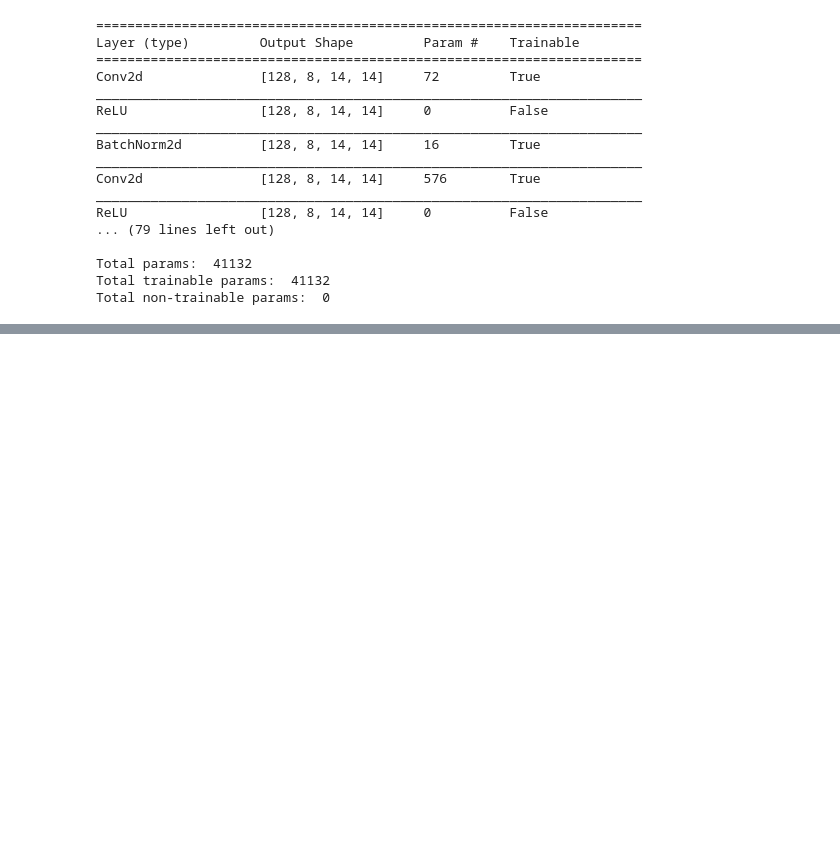
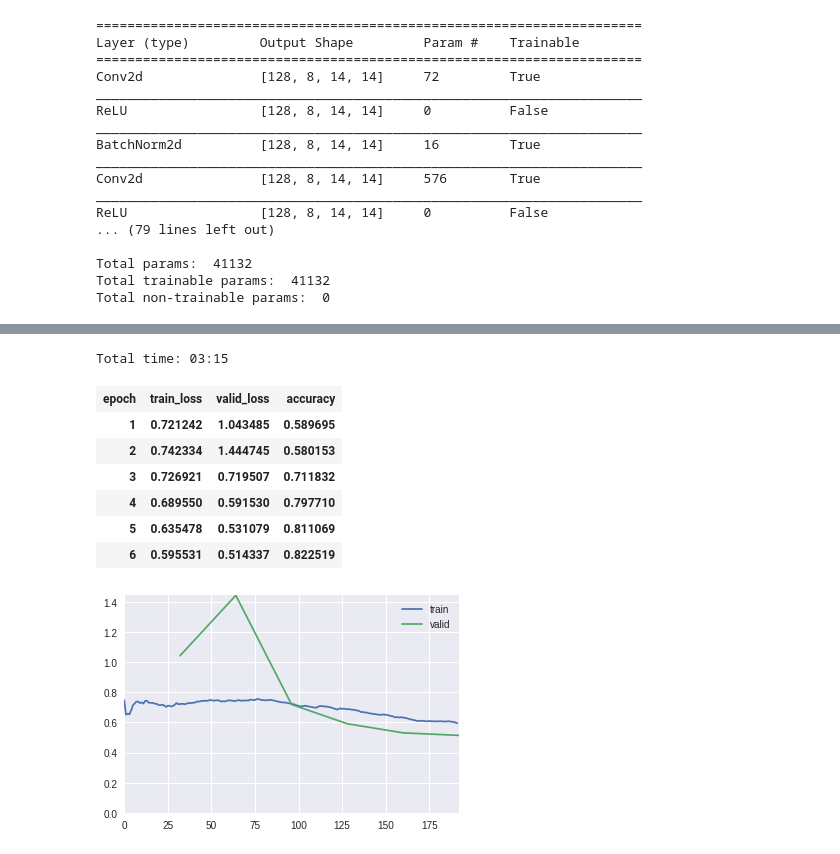
Before and after one commit to tcapelle/python_ines, a Jupyter notebook: Deep_Learning_in_GPU.ipynb, the cells around one changed output, grey strips where cells are left out. Saved outputs shown, nothing was run; the diff lists cells and outputs as text; code cells hidden in the pictures; blank space fills up the shorter version.

```diff
--- a/Deep_Learning_in_GPU.ipynb
+++ b/Deep_Learning_in_GPU.ipynb
@@ -400,0 +568,12 @@ Total non-trainable params:  0
+# %%
+learn.fit_one_cycle(6, slice(lr/12, lr/5))
+# %% [output]
+Total time: 03:15
+| epoch | train_loss | valid_loss | accuracy |
+| 1 | 0.721242 | 1.043485 | 0.589695 |
+| 2 | 0.742334 | 1.444745 | 0.580153 |
+| 3 | 0.726921 | 0.719507 | 0.711832 |
+| 4 | 0.689550 | 0.591530 | 0.797710 |
+| 5 | 0.635478 | 0.531079 | 0.811069 |
+| 6 | 0.595531 | 0.514337 | 0.822519 |
+[figure, added]
```
Also changed, not shown: parts of 44 cells of this notebook.
